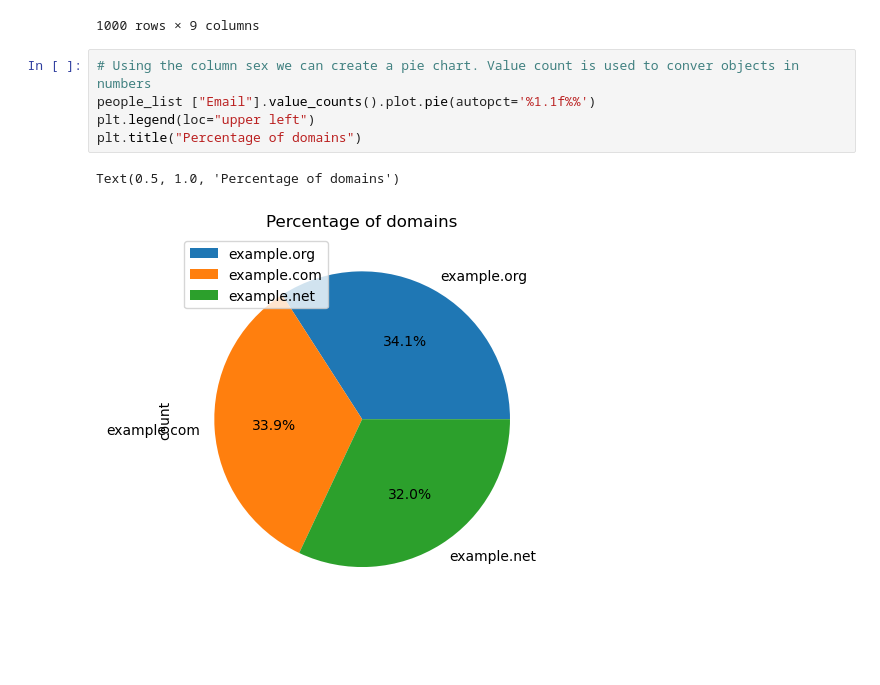
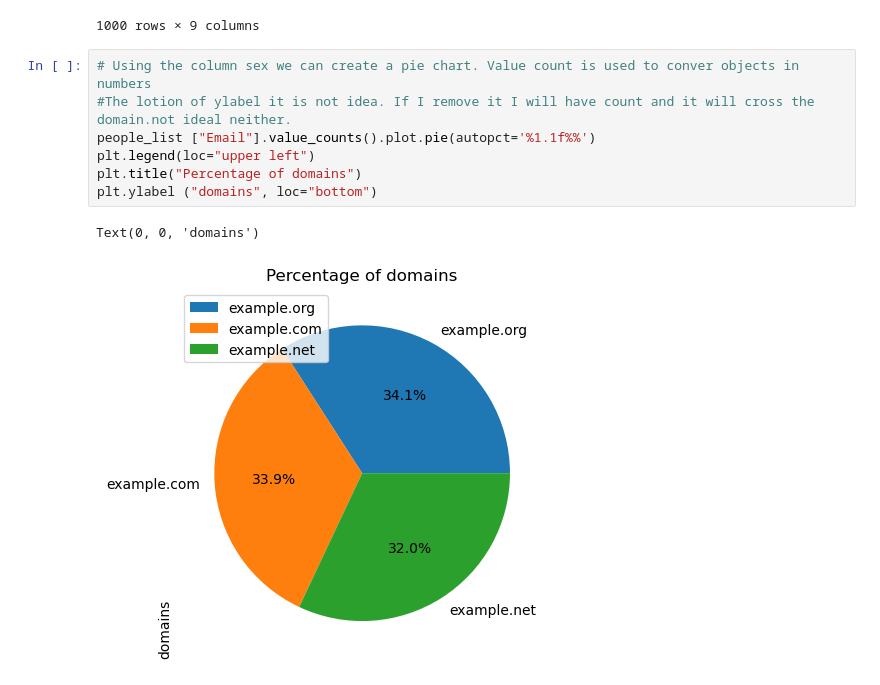
Before and after one commit to RobAstur/Programming-for-data-analytics, a Jupyter notebook: Assignment/assignment03-pie.ipynb, the cells around one changed output. Cells and saved outputs as stored; diff of their text form; blank space fills up the shorter version.

Commit message:
domains

```diff
--- a/Assignment/assignment03-pie.ipynb
+++ b/Assignment/assignment03-pie.ipynb
@@ -27,9 +27,11 @@ people_list
 1000 rows × 9 columns
 # %%
 # Using the column sex we can create a pie chart. Value count is used to conver objects in numbers
+#The lotion of ylabel it is not idea. If I remove it I will have count and it will cross the domain.not ideal neither.
 people_list ["Email"].value_counts().plot.pie(autopct='%1.1f%%')
 plt.legend(loc="upper left")
 plt.title("Percentage of domains")
+plt.ylabel ("domains", loc="bottom")
 # %% [output]
-Text(0.5, 1.0, 'Percentage of domains')
+Text(0, 0, 'domains')
-[figure, old version]
+[figure, new version]
```
